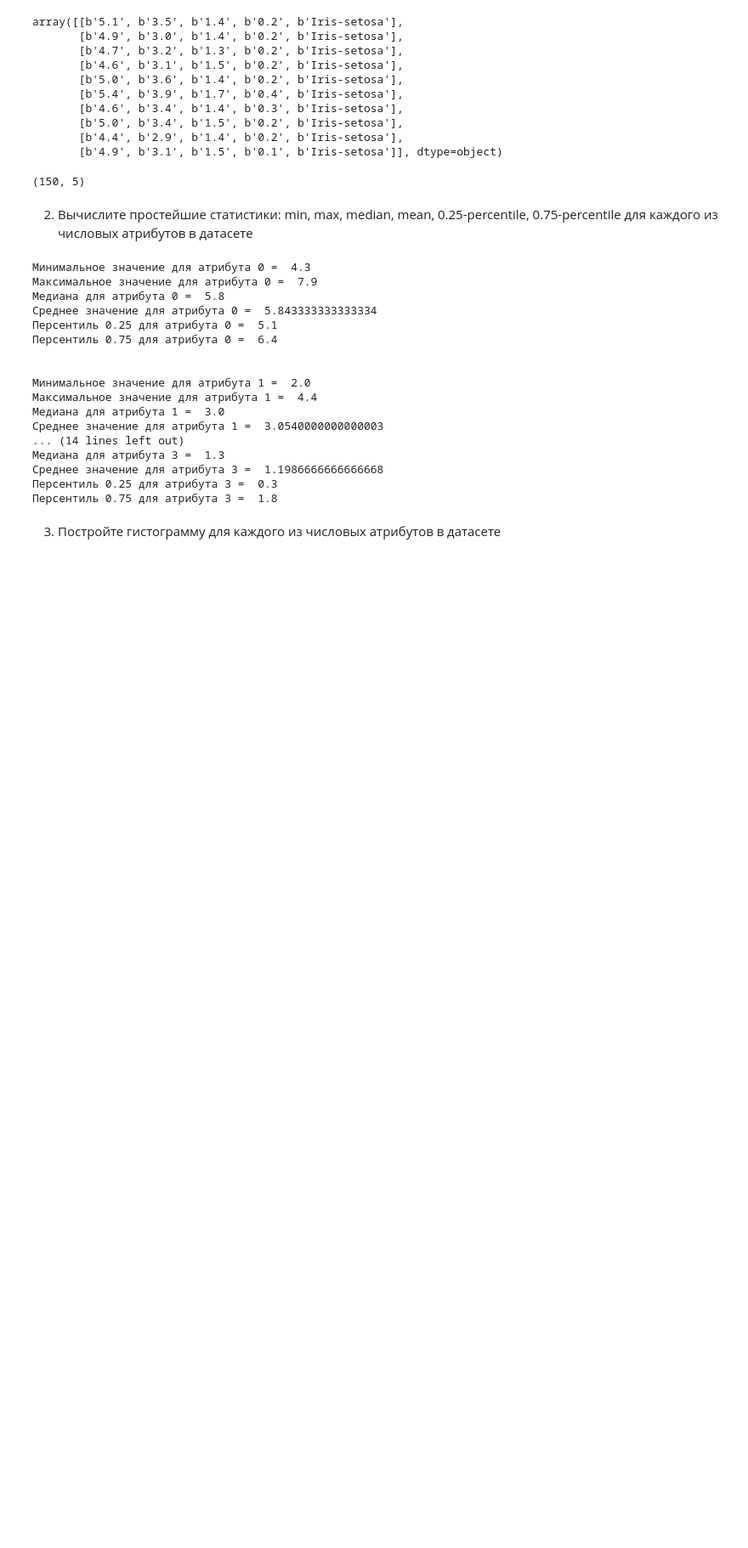
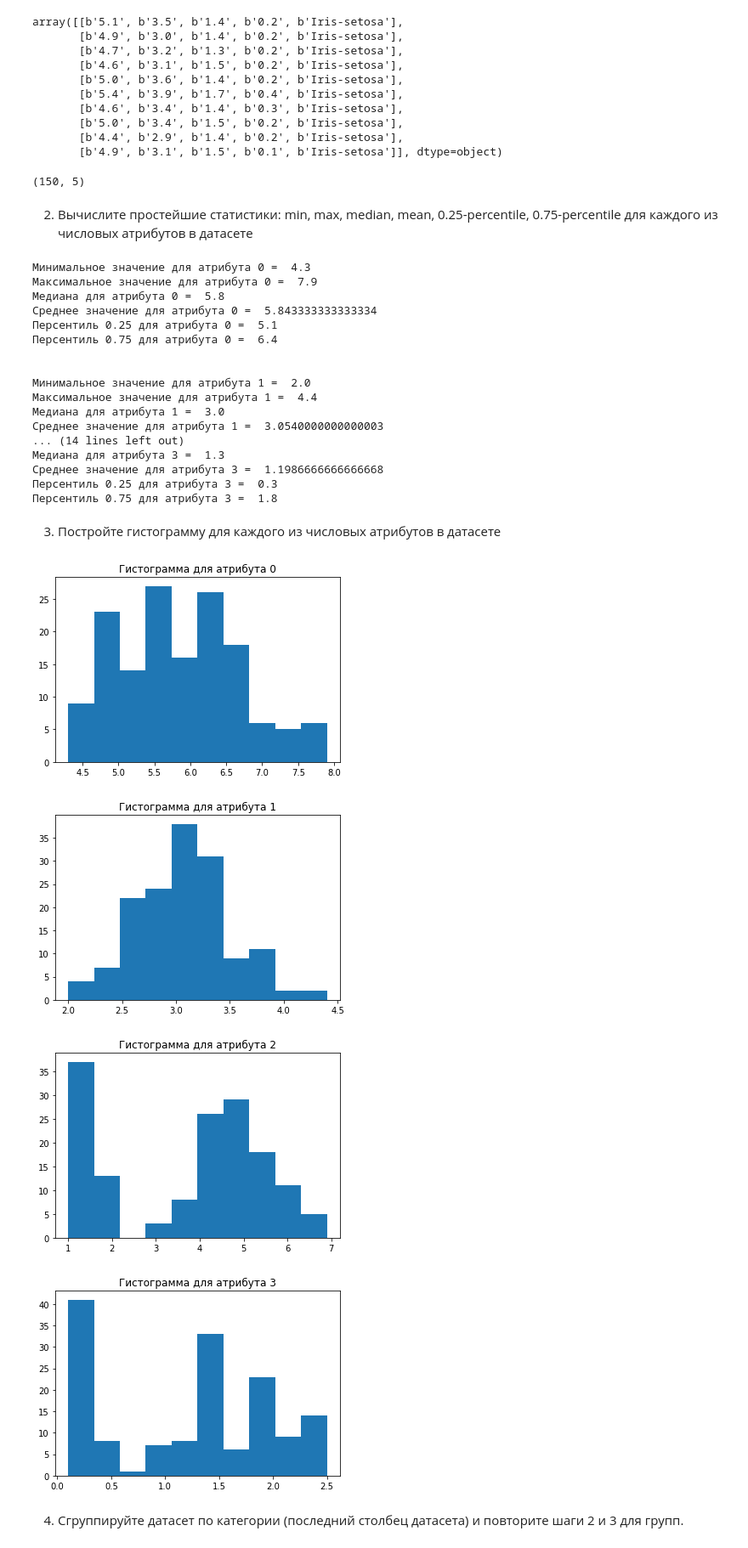
Before and after one commit to AnToxa0887/innopolis_2, a Jupyter notebook: HW_8_Iris.ipynb, the cells around one changed output. Shown at 85% size. Cells and saved outputs as stored; diff of their text form; code cells hidden in the pictures; blank space fills up the shorter version.

```diff
--- a/HW_8_Iris.ipynb
+++ b/HW_8_Iris.ipynb
@@ -62,3 +68,16 @@ for i in range(len(number_atrs)):
 3) Постройте гистограмму для каждого из числовых атрибутов в датасете
 # %%
 import matplotlib.pyplot as plt
+# %%
+for i in range(len(number_atrs)):
+  plt.hist(number_atrs[i])
+  plt.title(f'Гистограмма для атрибута {i}')
+  plt.show()
+# %% [output]
+[figure, added]
+[figure, added]
+[figure, added]
+[figure, added]
+# %% [markdown]
+4) Сгруппируйте датасет по категории (последний столбец датасета) и повторите
+шаги 2 и 3 для групп.
```
Also changed, not shown: parts of 7 cells of this notebook.
